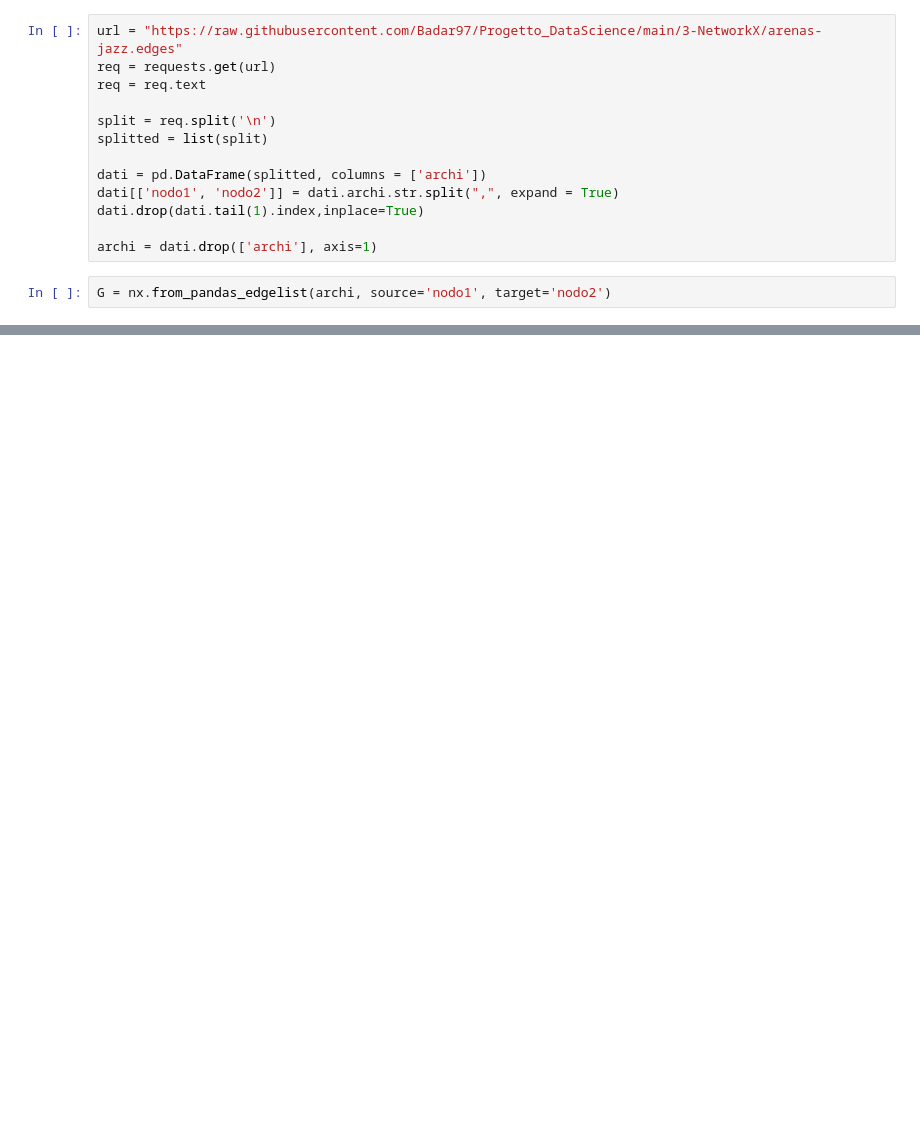
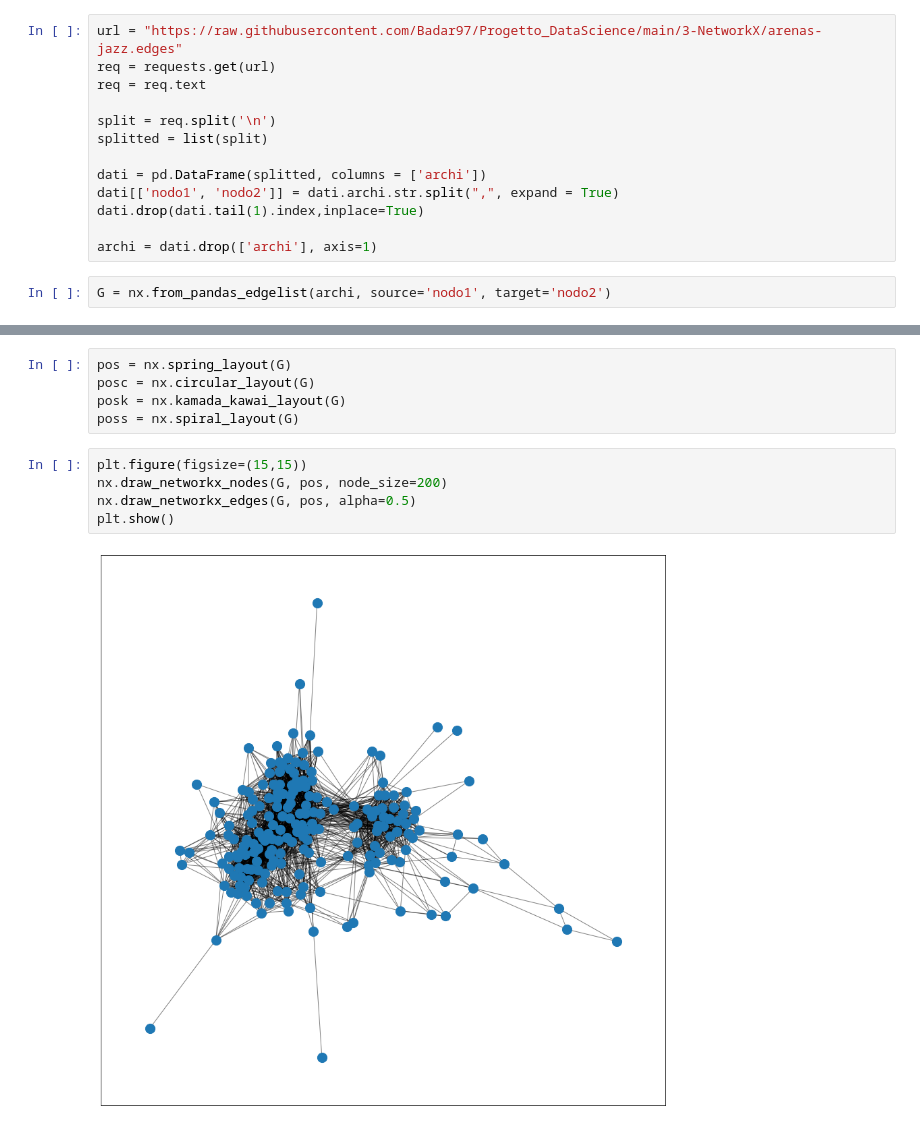
Before and after one commit to Badar97/Progetto_DataScience, a Jupyter notebook: 3-NetworkX/SocialNetworkAnalysis.ipynb, the cells around one changed output, grey strips where cells are left out. Drawn from its saved outputs; the diff is of its cells as text; blank space fills up the shorter version.

```diff
--- a/3-NetworkX/SocialNetworkAnalysis.ipynb
+++ b/3-NetworkX/SocialNetworkAnalysis.ipynb
@@ -37,0 +70,12 @@ IS_CONNECTED:  True
+# %%
+pos = nx.spring_layout(G)
+posc = nx.circular_layout(G)
+posk = nx.kamada_kawai_layout(G)
+poss = nx.spiral_layout(G)
+# %%
+plt.figure(figsize=(15,15))
+nx.draw_networkx_nodes(G, pos, node_size=200)
+nx.draw_networkx_edges(G, pos, alpha=0.5)
+plt.show()
+# %% [output]
+[figure, added]
```
Also changed, not shown: parts of 25 cells of this notebook.
